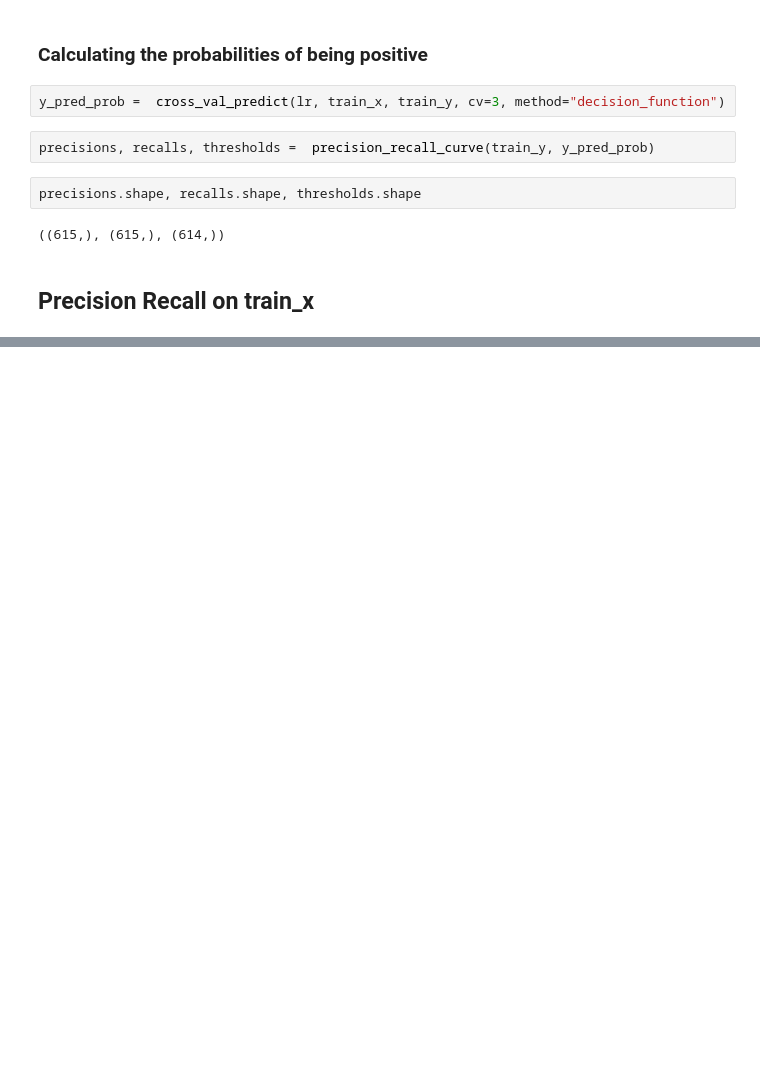
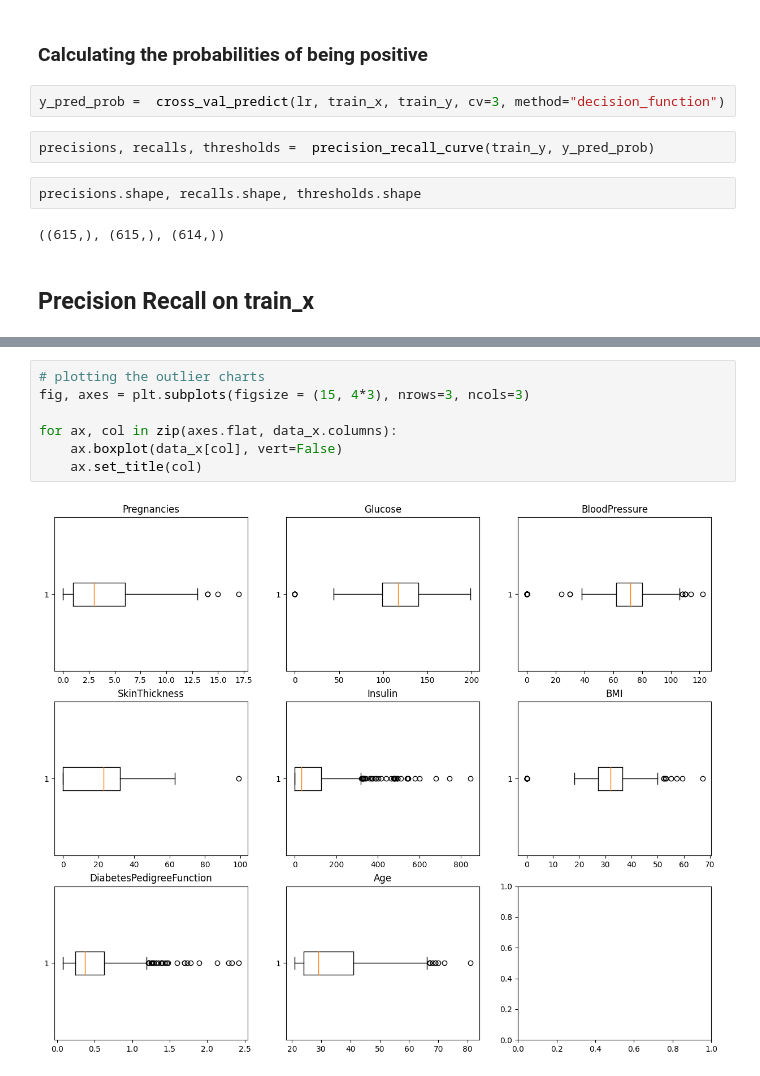
Before and after one commit to Manish-Kumar-9782/Tutorials-, a Jupyter notebook: Python DataScience/Aug 2023/Logistic Regression.ipynb, the cells around one changed output, grey strips where cells are left out. Saved outputs shown, nothing was run; the diff lists cells and outputs as text; blank space fills up the shorter version.

```diff
--- a/Python DataScience/Aug 2023/Logistic Regression.ipynb
+++ b/Python DataScience/Aug 2023/Logistic Regression.ipynb
@@ -140,0 +173,9 @@ thresholds[311]
+# %%
+# plotting the outlier charts
+fig, axes = plt.subplots(figsize = (15, 4*3), nrows=3, ncols=3)
+
+for ax, col in zip(axes.flat, data_x.columns):
+    ax.boxplot(data_x[col], vert=False)
+    ax.set_title(col)
+# %% [output]
+[figure, added]
```
Also changed, not shown: parts of 38 cells of this notebook.
